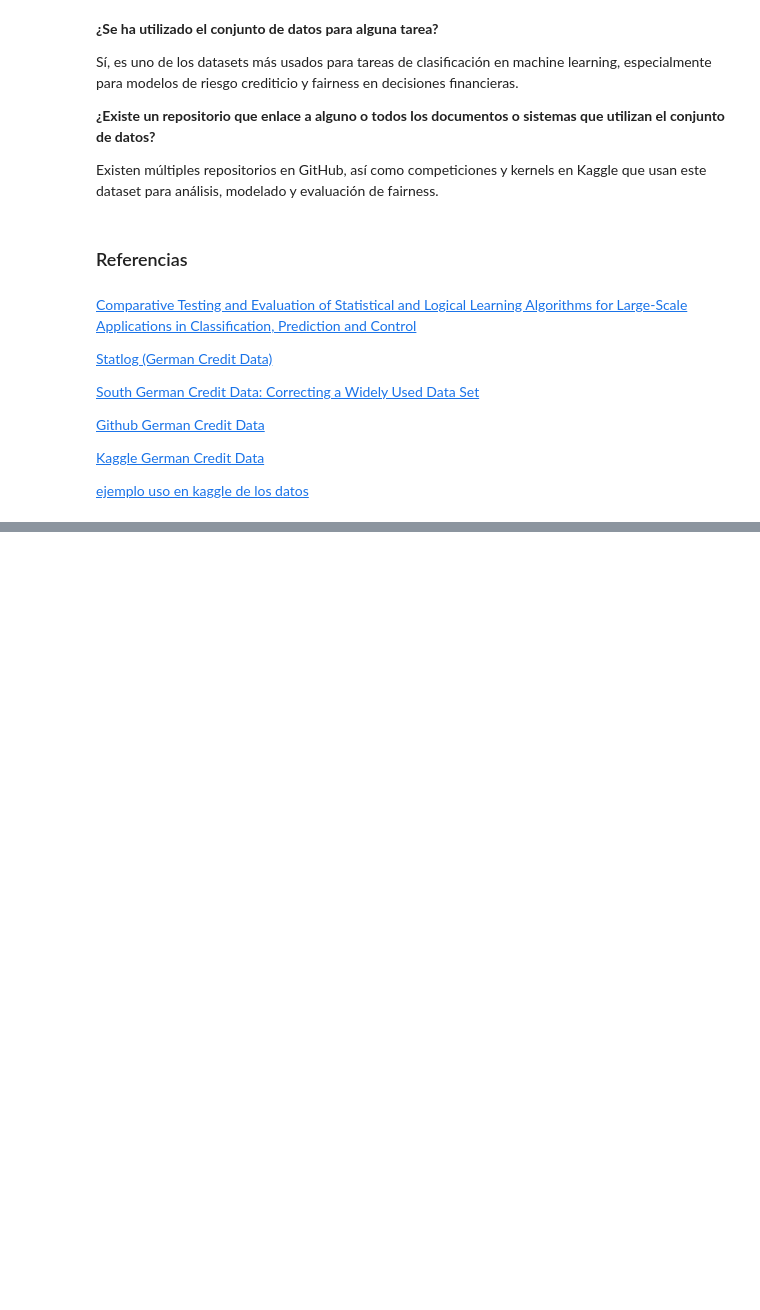
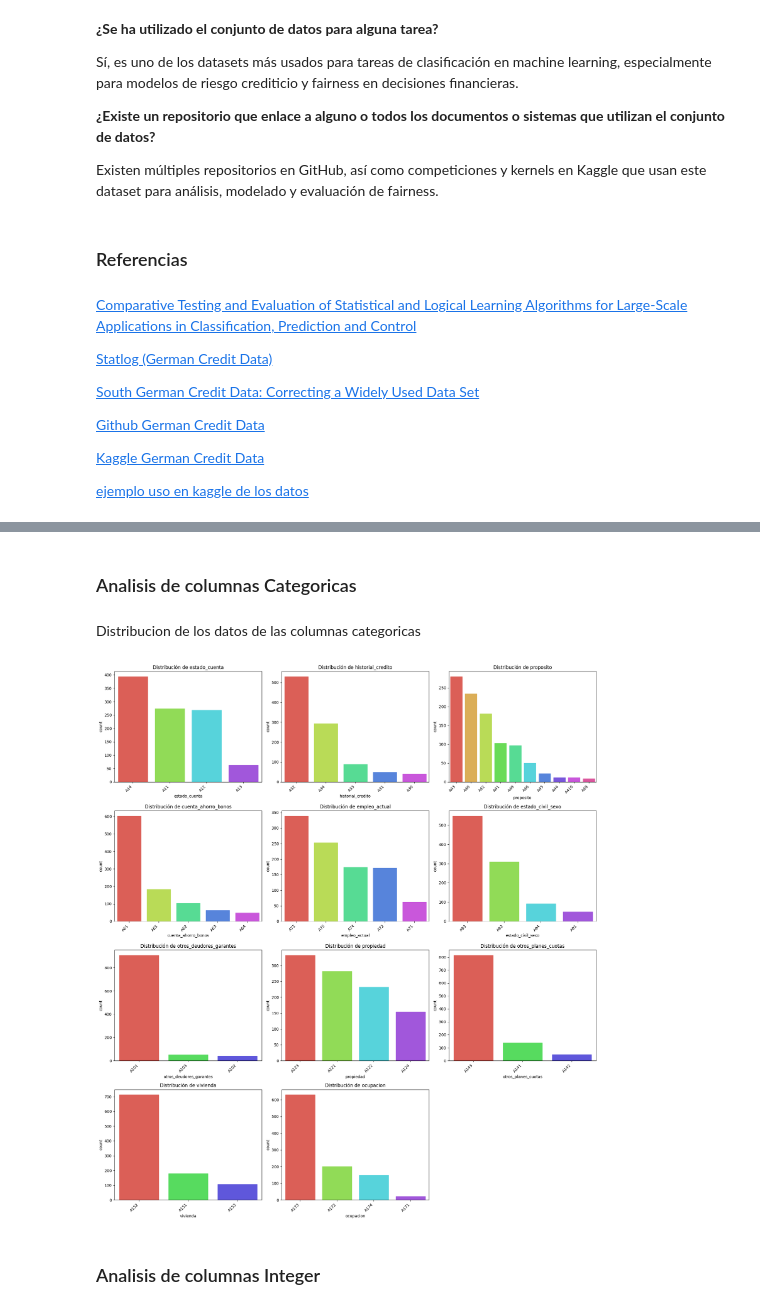
Before and after one commit to ezemartlopez/TP-Integrador-Equidad-en-Aprendizaje-Autom-tico, a Jupyter notebook: analisis_german_credit.ipynb, the cells around one changed output, grey strips where cells are left out. Drawn from its saved outputs; the diff is of its cells as text; code cells hidden in the pictures; blank space fills up the shorter version.

Commit message:
avance de analisis exploratorio, falta sacar coclusiones de sesgo en los datos: numericos,, categoricos y binarios.

```diff
--- a/analisis_german_credit.ipynb
+++ b/analisis_german_credit.ipynb
@@ -99,0 +215,49 @@ Existen múltiples repositorios en GitHub, así como competiciones y kernels en
+# %% [markdown]
+### Analisis de columnas Categoricas
+# %%
+# Lista de columnas de tipo categoricas
+categorical_cols = [
+    'estado_cuenta',
+    'historial_credito',
+    'proposito',
+    'cuenta_ahorro_bonos',
+    'empleo_actual',
+    'estado_civil_sexo',
+    'otros_deudores_garantes',
+    'propiedad',
+    'otros_planes_cuotas',
+    'vivienda',
+    'ocupacion'
+]
+# %% [markdown]
+Distribucion de los datos de las columnas categoricas
+# %%
+import matplotlib.pyplot as plt
+import seaborn as sns
+import numpy as np
+
+n_cols = 3
+n_rows = (len(categorical_cols) + n_cols - 1) // n_cols
+
+plt.figure(figsize=(6 * n_cols, 5 * n_rows))
+
+for i, col in enumerate(categorical_cols, 1):
+    plt.subplot(n_rows, n_cols, i)
+    order = df[col].value_counts().index
+    ax = sns.countplot(data=df, x=col, order=order)
+
+    # Asignar colores diferentes a cada barra manualmente
+    n_bars = len(order)
+    colors = sns.color_palette("hls", n_bars)
+    for bar, color in zip(ax.patches, colors):
+        bar.set_color(color)
+
+    plt.title(f'Distribución de {col}')
+    plt.xticks(rotation=45, ha='right')
+    plt.tight_layout()
+
+plt.show()
+# %% [output]
+[figure, added]
+# %% [markdown]
+### Analisis de columnas Integer
```
Also changed, not shown: parts of 18 cells of this notebook.
